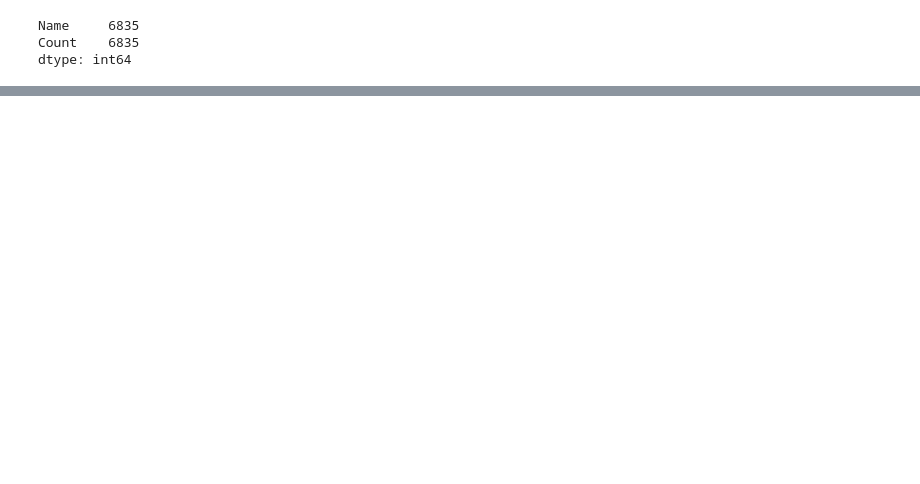
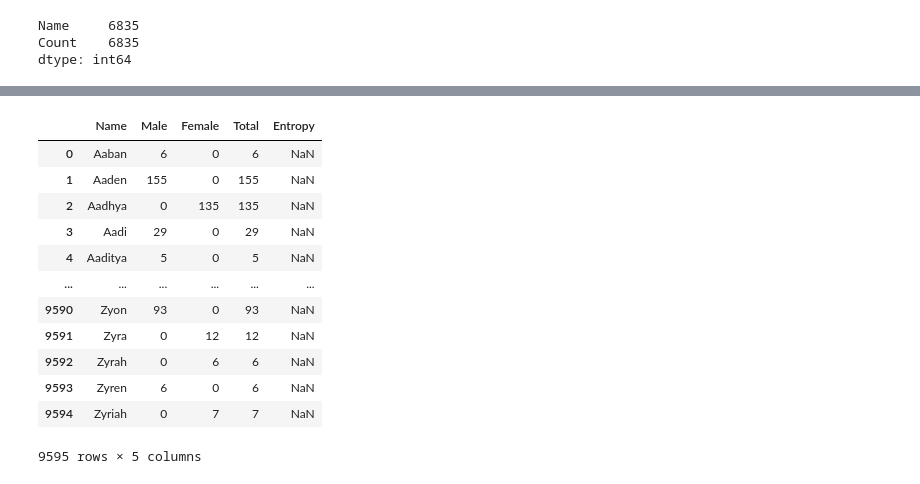
Before and after one commit to mukhran/Data_Exploration, a Jupyter notebook: Baby Names.ipynb, the cells around one changed output, grey strips where cells are left out. Drawn from its saved outputs; the diff is of its cells as text; code cells hidden in the pictures; blank space fills up the shorter version.

```diff
--- a/Baby Names.ipynb
+++ b/Baby Names.ipynb
@@ -188,0 +192,4 @@ dtype: int64
+# %%
+# Filter data for 2013 and 1945
+df_2013 = df[df["YOB"] == 2013]
+df_1945 = df[df["YOB"] == 1945]
@@ -188,0 +312,12 @@ dtype: int64
+# %%
+# Pivot the DataFrame
+df_pivot_2013 = df_2013.pivot_table(index='Name', columns='Gender', values='Occurances', fill_value=0, aggfunc='sum').reset_index()
+
+# Rename the columns
+df_pivot_2013.columns = ['Name', 'Female', 'Male']
+
+# Reorder the columns
+df_pivot_2013 = df_pivot_2013[['Name', 'Male', 'Female']]
+
+# Print the resulting DataFrame
+df_pivot_2013
@@ -188,0 +338,30 @@ dtype: int64
+# %%
+# Calculate ambiguity scores
+df_pivot_2013['Total'] = df_pivot_2013['Male'] + df_pivot_2013['Female']
+
+# Calculate probabilities
+df_pivot_2013['Probability Male'] = df_pivot_2013['Male'] / df_pivot_2013['Total']
+df_pivot_2013['Probability Female'] = df_pivot_2013['Female'] / df_pivot_2013['Total']
+
+# Calculate entropy for each name
+##Entropy = - (Probability Male * log2(Probability Male) + Probability Female * log2(Probability Female))
+
+df_pivot_2013['Entropy'] = - (df_pivot_2013['Probability Male'] * np.log2(df_pivot_2013['Probability Male']) +
+                        df_pivot_2013['Probability Female'] * np.log2(df_pivot_2013['Probability Female']))
+
+# Print the DataFrame with ambiguity scores
+df_pivot_2013[['Name', 'Male', 'Female', 'Total', 'Entropy']]
+# %% [output]
+|  | Name | Male | Female | Total | Entropy |
+| 0 | Aaban | 6 | 0 | 6 | NaN |
+| 1 | Aaden | 155 | 0 | 155 | NaN |
+| 2 | Aadhya | 0 | 135 | 135 | NaN |
+| 3 | Aadi | 29 | 0 | 29 | NaN |
+| 4 | Aaditya | 5 | 0 | 5 | NaN |
+| ... | ... | ... | ... | ... | ... |
+| 9590 | Zyon | 93 | 0 | 93 | NaN |
+| 9591 | Zyra | 0 | 12 | 12 | NaN |
+| 9592 | Zyrah | 0 | 6 | 6 | NaN |
+| 9593 | Zyren | 6 | 0 | 6 | NaN |
+| 9594 | Zyriah | 0 | 7 | 7 | NaN |
+9595 rows × 5 columns
```
Also changed, not shown: parts of 18 cells of this notebook.
